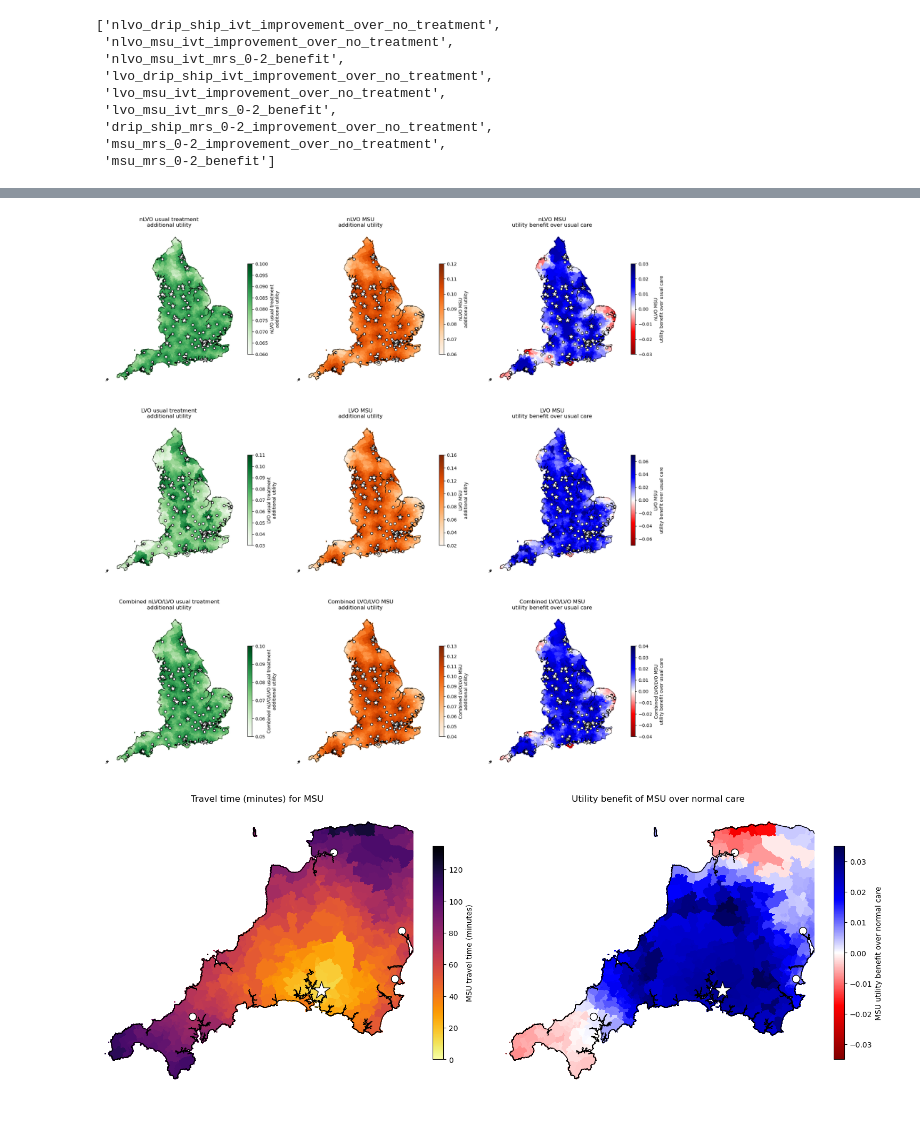
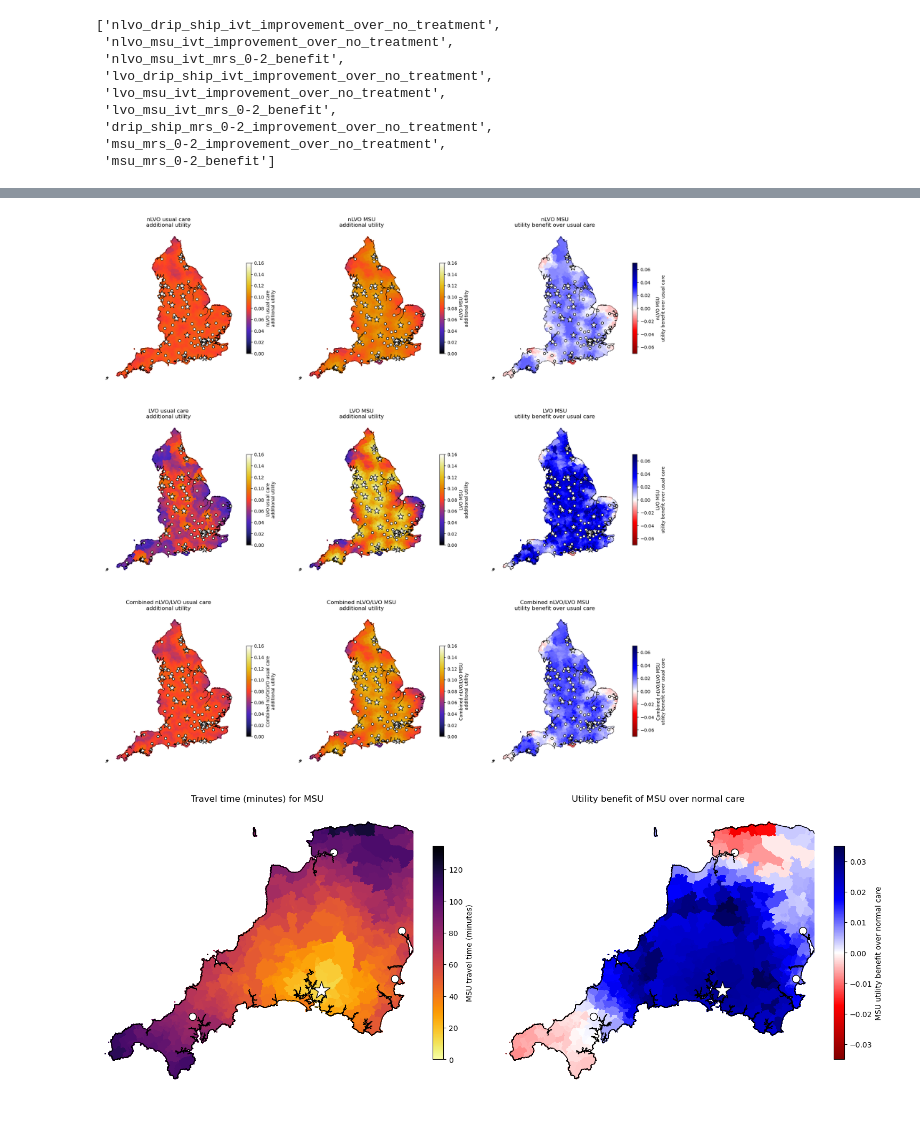
Before and after one commit to stroke-modelling/muster2, a Jupyter notebook: map/produce_maps.ipynb, the cells around one changed output, grey strips where cells are left out. Cells and saved outputs as stored; diff of their text form; code cells hidden in the pictures.

```diff
--- a/map/produce_maps.ipynb
+++ b/map/produce_maps.ipynb
@@ -271,25 +279,25 @@ plt.savefig('map_mrs_0_2.jpg', dpi=300, bbox_inches='tight', pad_inches=0.1) # S
 # %%
 cols_to_plot = {
-    'nlvo_drip_ship_ivt_utility_shift':'nLVO usual treatment\nadditional utility',
+    'nlvo_drip_ship_ivt_utility_shift':'nLVO usual care\nadditional utility',
     'nlvo_msu_ivt_utility_shift':'nLVO MSU\nadditional utility',
     'nlvo_msu_ivt_utility_benefit': 'nLVO MSU\nutility benefit over usual care',
-    'lvo_drip_ship_ivt_mt_utility_shift':'LVO usual treatment\nadditional utility',
+    'lvo_drip_ship_ivt_mt_utility_shift':'LVO usual care\nadditional utility',
     'lvo_msu_ivt_mt_utility_shift':'LVO MSU\nadditional utility',
     'lvo_msu_ivt_mt_utility_benefit': 'LVO MSU\nutility benefit over usual care',
-    'drip_ship_utility_shift': 'Combined nLVO/LVO usual treatment\nadditional utility',
-    'msu_utility_shift': 'Combined LVO/LVO MSU\nadditional utility',
-    'msu_net_utility_benefit': 'Combined LVO/LVO MSU\nutility benefit over usual care',
+    'drip_ship_utility_shift': 'Combined nLVO/LVO usual care\nadditional utility',
+    'msu_utility_shift': 'Combined nLVO/LVO MSU\nadditional utility',
+    'msu_net_utility_benefit': 'Combined nLVO/LVO MSU\nutility benefit over usual care',
 }
 
 colormaps = {
-    'nlvo_drip_ship_ivt_utility_shift':'Greens',
-    'nlvo_msu_ivt_utility_shift':'Oranges',
+    'nlvo_drip_ship_ivt_utility_shift':'CMRmap',
+    'nlvo_msu_ivt_utility_shift':'CMRmap',
     'nlvo_msu_ivt_utility_benefit': 'seismic_r',
-    'lvo_drip_ship_ivt_mt_utility_shift':'Greens',
-    'lvo_msu_ivt_mt_utility_shift':'Oranges',
+    'lvo_drip_ship_ivt_mt_utility_shift':'CMRmap',
+    'lvo_msu_ivt_mt_utility_shift':'CMRmap',
     'lvo_msu_ivt_mt_utility_benefit': 'seismic_r',
-    'drip_ship_utility_shift': 'Greens',
-    'msu_utility_shift': 'Oranges',
+    'drip_ship_utility_shift': 'CMRmap',
+    'msu_utility_shift': 'CMRmap',
     'msu_net_utility_benefit': 'seismic_r',
 }
 # %%
@@ -304,39 +312,47 @@ for i, col in enumerate(cols):
     colormap = colormaps[col]
     if colormap == 'seismic_r':
         # Set min and max to be symmetric around 0
-        vmax = max([abs(vmin), abs(vmax)])
-        vmin = -vmax
-    vmin = round(vmin - 0.00499, 2)
-    vmax = round(vmax + 0.00499, 2)
+        #vmax = max([abs(vmin), abs(vmax)])
+        #vmin = -vmax
+        vmax = 0.07
+        vmin = -0.07
+    else:
+        vmin = 0
+        vmax = 0.16
+
+
+
+    #vmin = round(vmin - 0.00499, 2)
+    #vmax = round(vmax + 0.00499, 2)
 
     ax = fig.add_subplot(3, 3, i+1)
 
     data.plot(ax=ax, # Set which axes to use for plot (only one here)
                  column=col, # Column to apply colour
                  antialiased=False, # Avoids artifact boundry lines
                  edgecolor='face', # Make LSOA boundry same colour as area
                  vmin=vmin, # Manual scale min (remove to make automatic)
                  vmax=vmax, # Manual scale max (remove to make automatic)
                  cmap=colormap, # Colour map to use
                  # Adjust size of colourmap key, and add label
                  legend_kwds={'shrink':0.5, 'label':cols_to_plot[col]},
                  # Set to display legend
                  legend=True,
                  # Make slightly transparent
                  alpha=1.0)
     # Plot outline
     england.plot(ax=ax, edgecolor='k', facecolor='none', linewidth=0.5)
     # Plot location of hospitals
     mask = hospitals_gdf['Use_IVT'] == '1'
     hospitals_gdf[mask].plot(ax=ax, edgecolor='k', facecolor='w', markersize=30, marker='o')
     mask = hospitals_gdf['Use_MT'] == '1'
     hospitals_gdf[mask].plot(ax=ax, edgecolor='k', facecolor='w', markersize=200, marker='*')
     ax.set_axis_off() # Turn of axis linea dn numbers
     ax.set_title(cols_to_plot[col])
 plt.tight_layout(pad=2)
 plt.savefig('map_utility.jpg', dpi=300, bbox_inches='tight', pad_inches=0.1) # Save figure
 # %% [output]
-[figure, old version]
+[figure, new version]
 # %%
 fig = plt.figure(figsize=(15,8))
 ax = fig.add_subplot(1, 2, 1)
```
Also changed, not shown: parts of 3 cells of this notebook, 9 other files.
